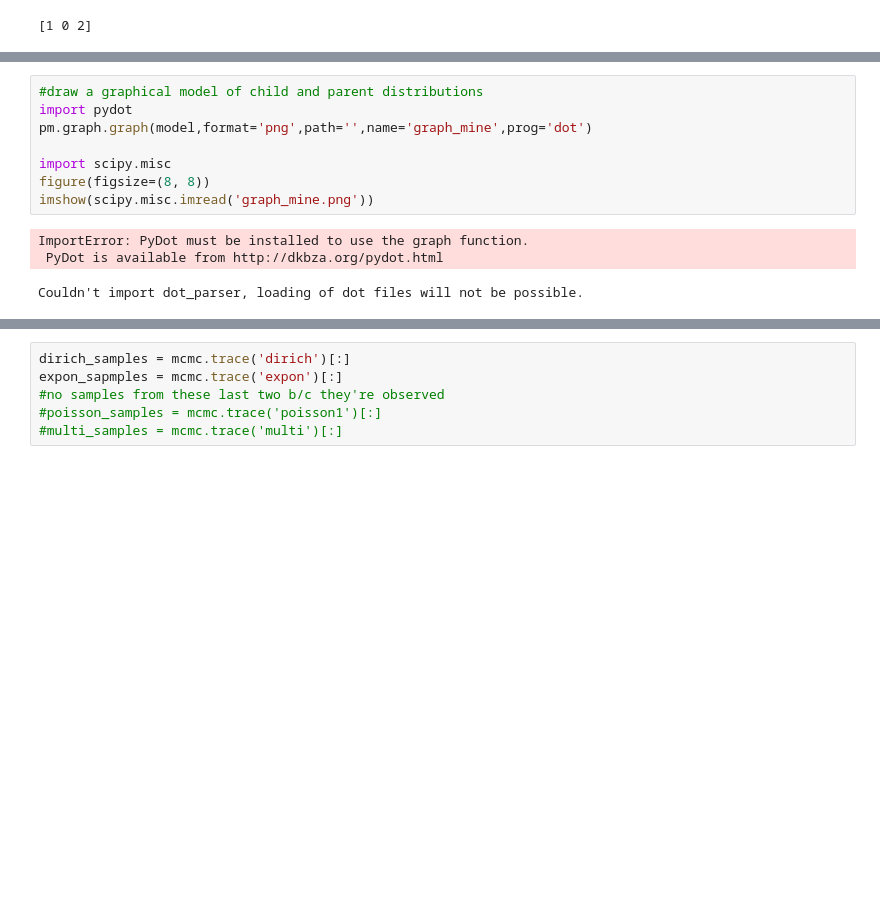
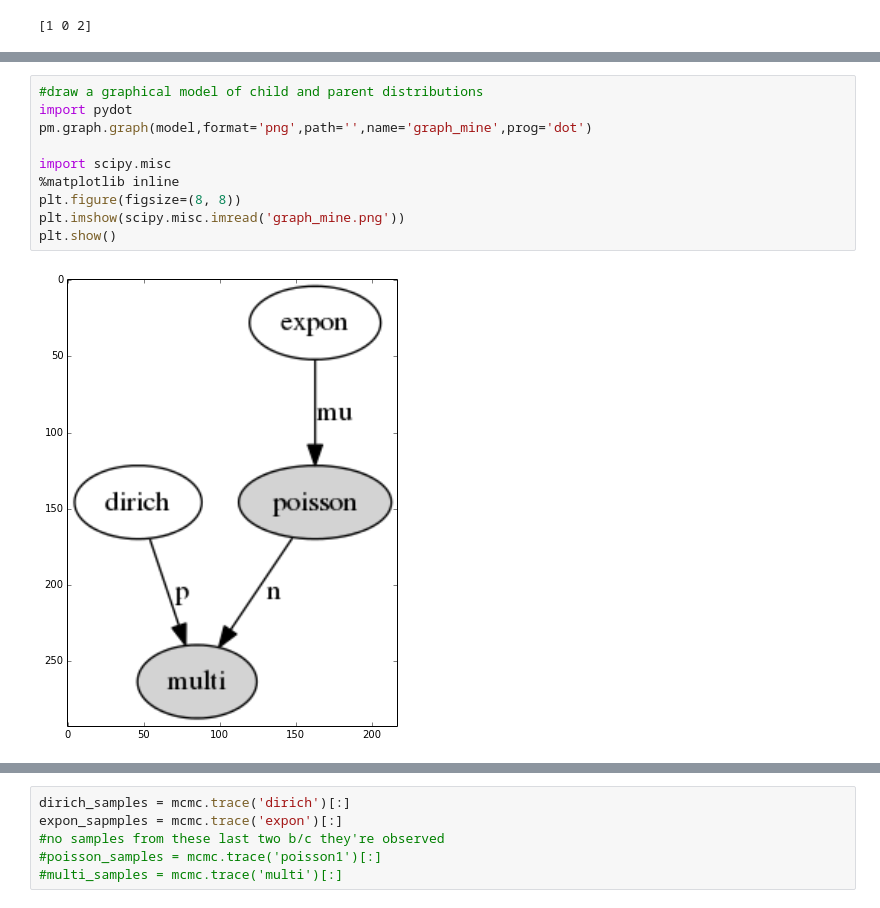
Before and after one commit to nikisix/kcData, a Jupyter notebook: 311/distributions.ipynb, the cells around one changed output, grey strips where cells are left out. Saved outputs shown, nothing was run; the diff lists cells and outputs as text; blank space fills up the shorter version.

Commit message:
cleaned up code for samsung laptop, not sure if these changes will work on desktop

```diff
--- a/311/distributions.ipynb
+++ b/311/distributions.ipynb
@@ -229,15 +229,15 @@ TypeError: unsupported operand type(s) for +: 'int' and 'str'
 # %%
 #draw a graphical model of child and parent distributions
 import pydot
 pm.graph.graph(model,format='png',path='',name='graph_mine',prog='dot')
 
 import scipy.misc
-figure(figsize=(8, 8))
-imshow(scipy.misc.imread('graph_mine.png'))
+%matplotlib inline
+plt.figure(figsize=(8, 8))
+plt.imshow(scipy.misc.imread('graph_mine.png'))
+plt.show()
 # %% [output]
-ImportError: PyDot must be installed to use the graph function.
- PyDot is available from http://dkbza.org/pydot.html
-Couldn't import dot_parser, loading of dot files will not be possible.
+[figure, added]
 # %%
 mcmc = pm.MCMC(model)
 mcmc.sample(40000, 10000, 1)
```
Also changed, not shown: parts of 7 cells of this notebook, 1 other file.
